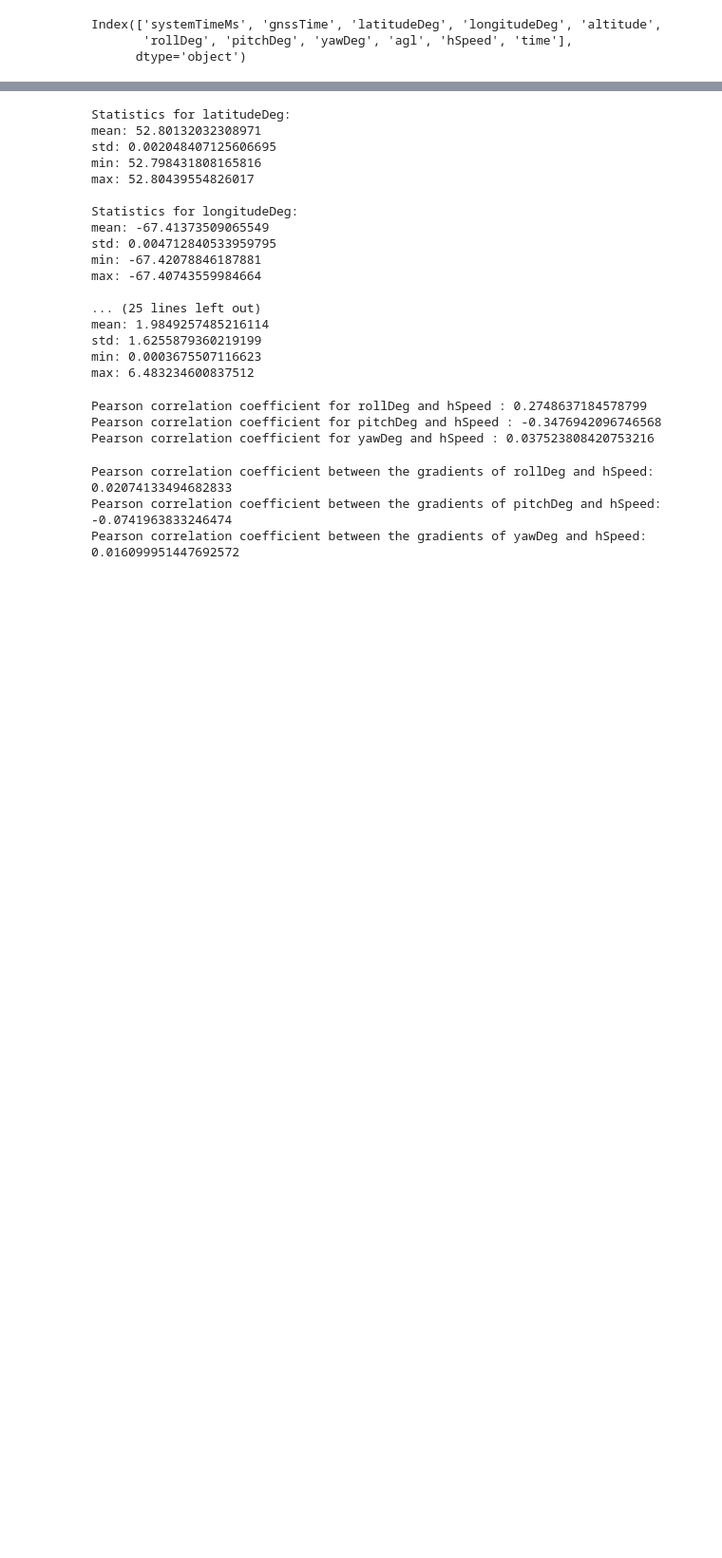
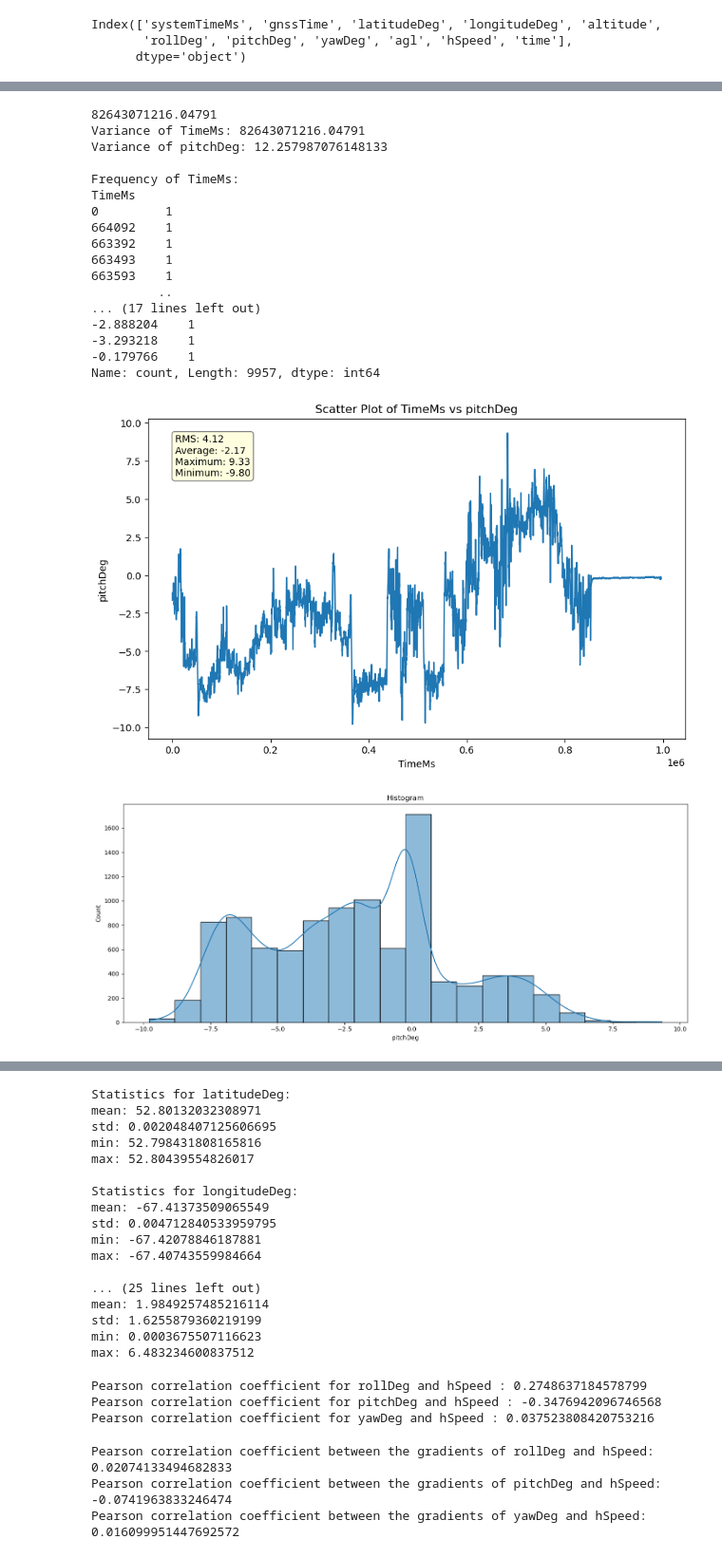
Before and after one commit to ECSE463-CAPSTONE/uav-modeling, a Jupyter notebook: Preliminary_Analysis/analysis.ipynb, the cells around one changed output, grey strips where cells are left out. Shown: that part at 95% size. Cells and saved outputs as stored; diff of their text form; code cells hidden in the pictures; blank space fills up the shorter version.

Commit message:
new data

```diff
--- a/Preliminary_Analysis/analysis.ipynb
+++ b/Preliminary_Analysis/analysis.ipynb
@@ -86,26 +86,46 @@ def plot_data_analysis(csv_file, col1, col2):
     plt.show()
 # %%
 plot_data_analysis(r"Data/run 18/combined_file.csv","TimeMs", "H.Speed")
+plot_data_analysis(r"Data/run 18/combined_file.csv","TimeMs", "pitchDeg")
 # %% [output]
 82643071216.04791
 Variance of TimeMs: 82643071216.04791
 Variance of H.Speed: 0.4519679398243438
 
 Frequency of TimeMs:
 TimeMs
 0         1
 664092    1
 663392    1
 663493    1
 663593    1
          ..
 ... (17 lines left out)
 1.822958       1
 1.822828       1
 2.000512       1
 Name: count, Length: 8346, dtype: int64
 [figure]
 [figure]
+82643071216.04791
+Variance of TimeMs: 82643071216.04791
+Variance of pitchDeg: 12.257987076148133
+
+Frequency of TimeMs:
+TimeMs
+0         1
+664092    1
+663392    1
+663493    1
+663593    1
+         ..
+... (17 lines left out)
+-2.888204    1
+-3.293218    1
+-0.179766    1
+Name: count, Length: 9957, dtype: int64
+[figure, added]
+[figure, added]
 # %%
 import pandas as pd
 import geopandas as gpd
```
Also changed, not shown: parts of 3 cells of this notebook, 1 other file.
